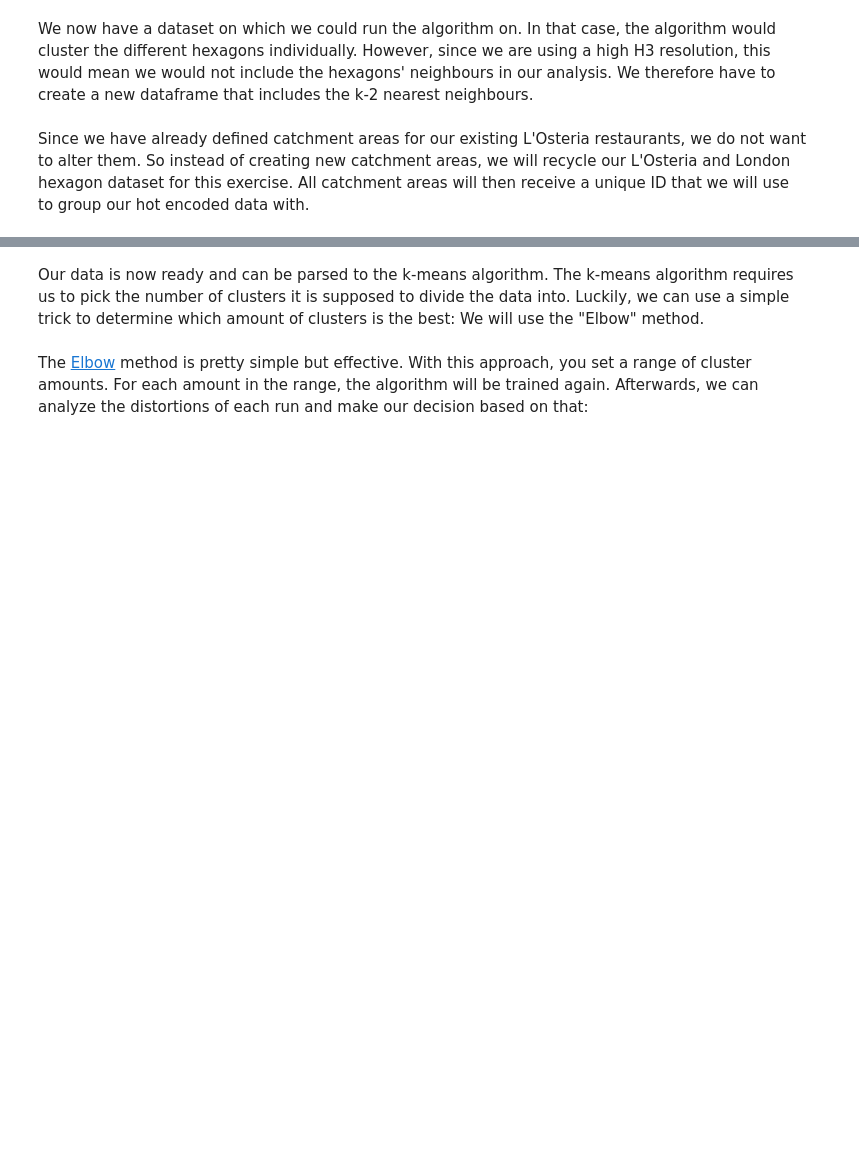
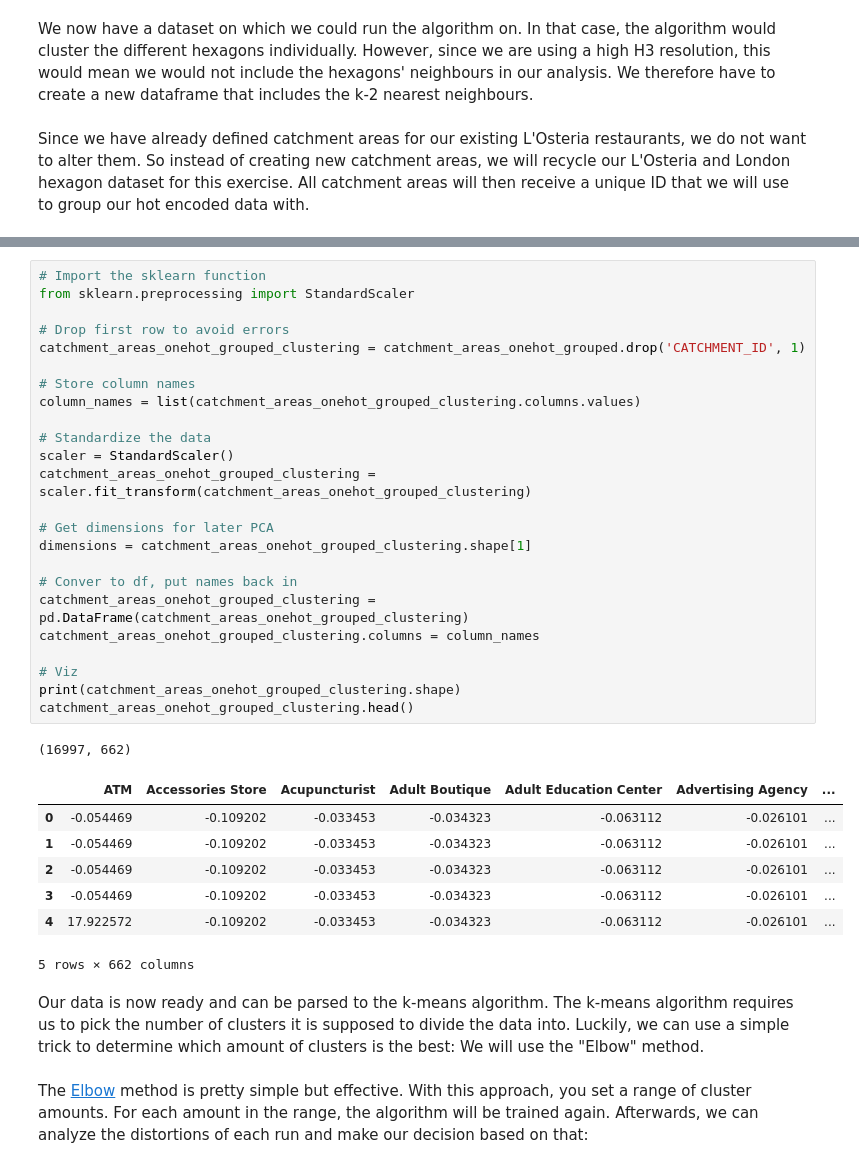
Before and after one commit to Mauricebuettgenbach/battle_of_the_neighborhoods, a Jupyter notebook: THE_BATTLE_OF_NEIHBORHOODS.ipynb, the cells around one changed output, grey strips where cells are left out. Saved outputs shown, nothing was run; the diff lists cells and outputs as text; blank space fills up the shorter version.

```diff
--- a/THE_BATTLE_OF_NEIHBORHOODS.ipynb
+++ b/THE_BATTLE_OF_NEIHBORHOODS.ipynb
@@ -1118,3 +1120,36 @@ catchment_areas_onehot_grouped.head()
+# %%
+# Import the sklearn function
+from sklearn.preprocessing import StandardScaler
+
+# Drop first row to avoid errors
+catchment_areas_onehot_grouped_clustering = catchment_areas_onehot_grouped.drop('CATCHMENT_ID', 1)
+
+# Store column names
+column_names = list(catchment_areas_onehot_grouped_clustering.columns.values)
+
+# Standardize the data
+scaler = StandardScaler()
+catchment_areas_onehot_grouped_clustering = scaler.fit_transform(catchment_areas_onehot_grouped_clustering)
+
+# Get dimensions for later PCA
+dimensions = catchment_areas_onehot_grouped_clustering.shape[1]
+
+# Conver to df, put names back in
+catchment_areas_onehot_grouped_clustering = pd.DataFrame(catchment_areas_onehot_grouped_clustering)
+catchment_areas_onehot_grouped_clustering.columns = column_names
+
+# Viz
+print(catchment_areas_onehot_grouped_clustering.shape)
+catchment_areas_onehot_grouped_clustering.head()
+# %% [output]
+(16997, 662)
+|  | ATM | Accessories Store | Acupuncturist | Adult Boutique | Adult Education Center | Advertising Agency | ... |
+| 0 | -0.054469 | -0.109202 | -0.033453 | -0.034323 | -0.063112 | -0.026101 | ... |
+| 1 | -0.054469 | -0.109202 | -0.033453 | -0.034323 | -0.063112 | -0.026101 | ... |
+| 2 | -0.054469 | -0.109202 | -0.033453 | -0.034323 | -0.063112 | -0.026101 | ... |
+| 3 | -0.054469 | -0.109202 | -0.033453 | -0.034323 | -0.063112 | -0.026101 | ... |
+| 4 | 17.922572 | -0.109202 | -0.033453 | -0.034323 | -0.063112 | -0.026101 | ... |
+5 rows × 662 columns
 # %% [markdown]
 Our data is now ready and can be parsed to the k-means algorithm. The k-means algorithm requires us to pick the number of clusters it is supposed to divide the data into. Luckily, we can use a simple trick to determine which amount of clusters is the best: We will use the "Elbow" method.
 <br>
```
Also changed, not shown: parts of 15 cells of this notebook.
